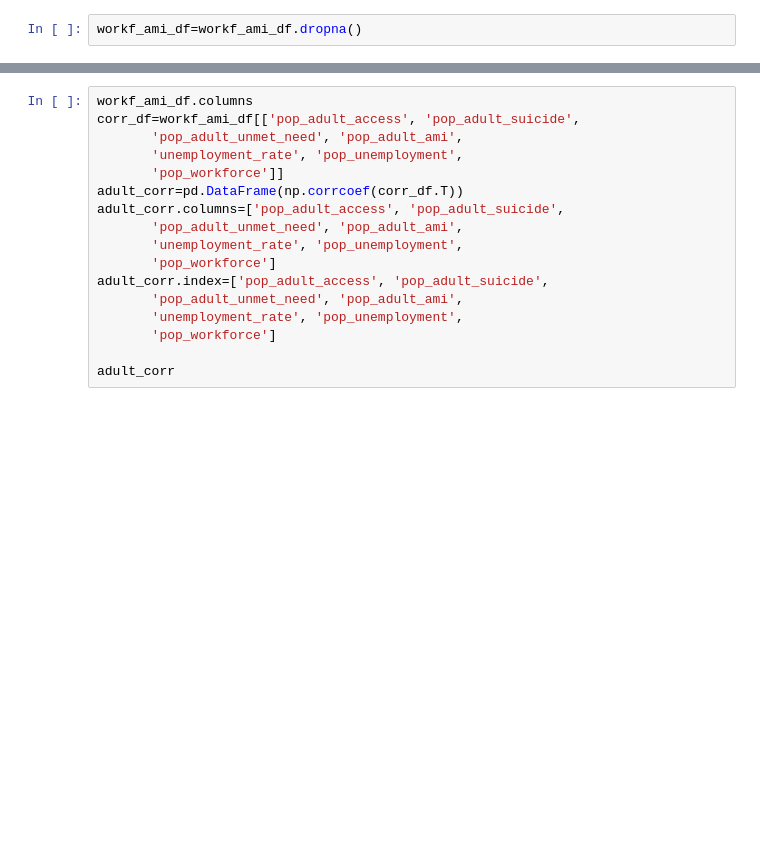
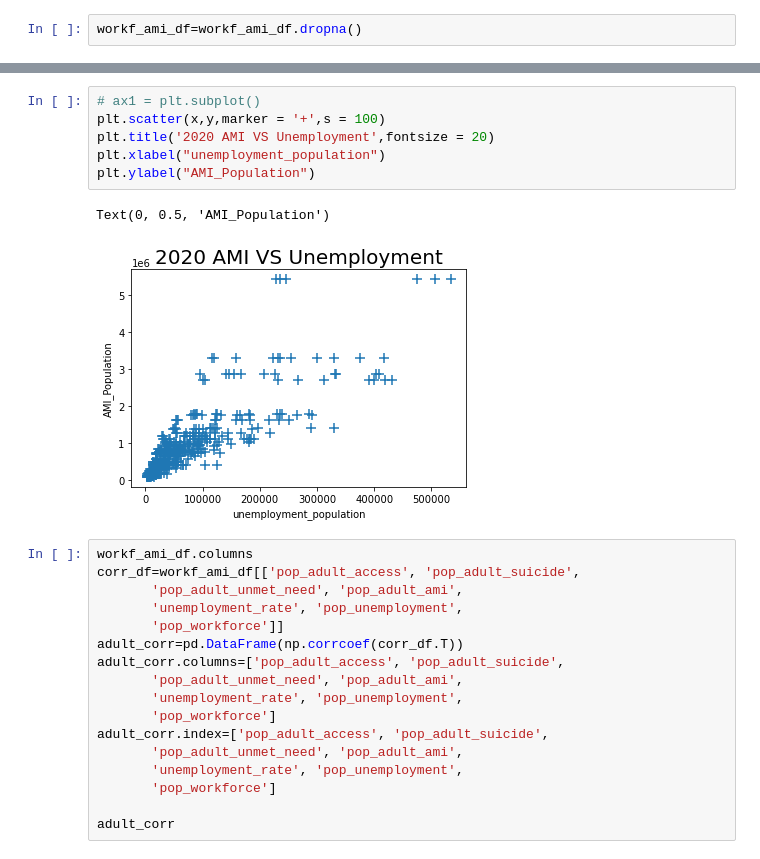
Before and after one commit to NoahToomeyBC/project-vu, a Jupyter notebook: ML_test/ml_data_test.ipynb, the cells around one changed output, grey strips where cells are left out. Drawn from its saved outputs; the diff is of its cells as text; blank space fills up the shorter version.

```diff
--- a/ML_test/ml_data_test.ipynb
+++ b/ML_test/ml_data_test.ipynb
@@ -1174,3 +1274,12 @@ memory usage: 102.4+ KB
+# %%
+# ax1 = plt.subplot()
+plt.scatter(x,y,marker = '+',s = 100)
+plt.title('2020 AMI VS Unemployment',fontsize = 20)
+plt.xlabel("unemployment_population")
+plt.ylabel("AMI_Population")
+# %% [output]
+Text(0, 0.5, 'AMI_Population')
+[figure, added]
 # %%
 workf_ami_df.columns
 corr_df=workf_ami_df[['pop_adult_access', 'pop_adult_suicide',
```
Also changed, not shown: parts of 30 cells of this notebook, 12 other files.
